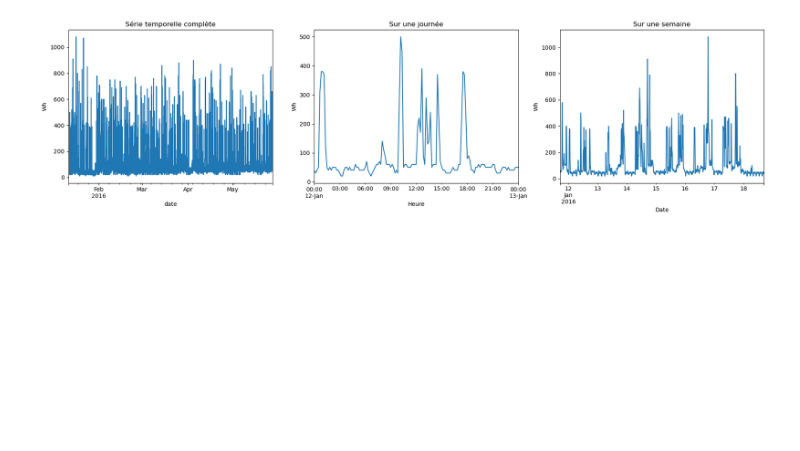
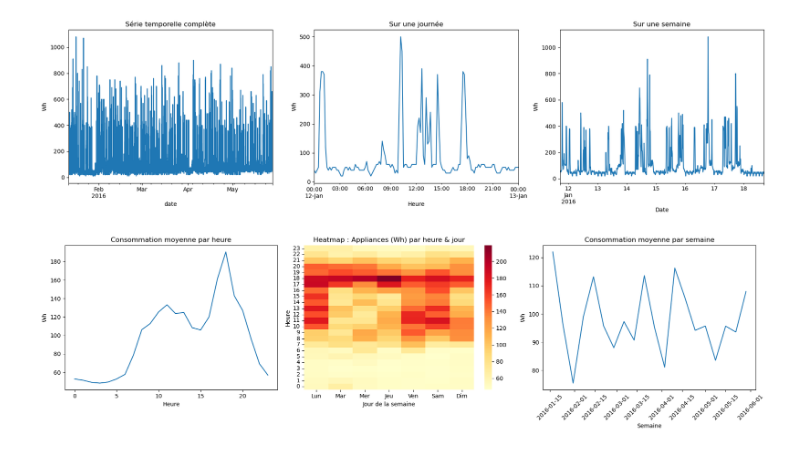
Before and after one commit to issagith/energy-consumption-prediction, a Jupyter notebook: main.ipynb, the cells around one changed output. Drawn from its saved outputs; the diff is of its cells as text; code cells hidden in the pictures; blank space fills up the shorter version.

```diff
--- a/main.ipynb
+++ b/main.ipynb
@@ -249,4 +258,37 @@ plt.tight_layout()
 plt.show()
 # %% [output]
 [figure]
+# %%
+hourly = df.groupby('hour')['Appliances'].mean()
+
+fig, axes = plt.subplots(1, 3, figsize=(18, 5))
+
+# average consumption per hour
+sns.lineplot(x=hourly.index, y=hourly.values, ax=axes[0])
+axes[0].set_title("Consommation moyenne par heure")
+axes[0].set_xlabel("Heure")
+axes[0].set_ylabel("Wh")
+
+# heatpmap : Appliances (Wh) by hour & day of the week
+pivot = df.pivot_table(index='hour', columns='dayofweek', values='Appliances', aggfunc='mean')
+sns.heatmap(pivot.iloc[::-1], cmap='YlOrRd', annot=False,
+            yticklabels=range(23, -1, -1),
+            xticklabels=['Lun','Mar','Mer','Jeu','Ven','Sam','Dim'], ax=axes[1])
+axes[1].set_title("Heatmap : Appliances (Wh) par heure & jour")
+axes[1].set_xlabel("Jour de la semaine")
+axes[1].set_ylabel("Heure")
+
+# average consumption per week
+weekly = df.resample('W').Appliances.mean()
+sns.lineplot(x=weekly.index, y=weekly.values, ax=axes[2])
+axes[2].set_title("Consommation moyenne par semaine")
+axes[2].set_xlabel("Semaine")
+axes[2].set_ylabel("Wh")
+for label in axes[2].get_xticklabels():
+    label.set_rotation(45)
+
+plt.tight_layout()
+plt.show()
+# %% [output]
+[figure, added]
 # %% [markdown]
```
Also changed, not shown: parts of 12 cells of this notebook.
